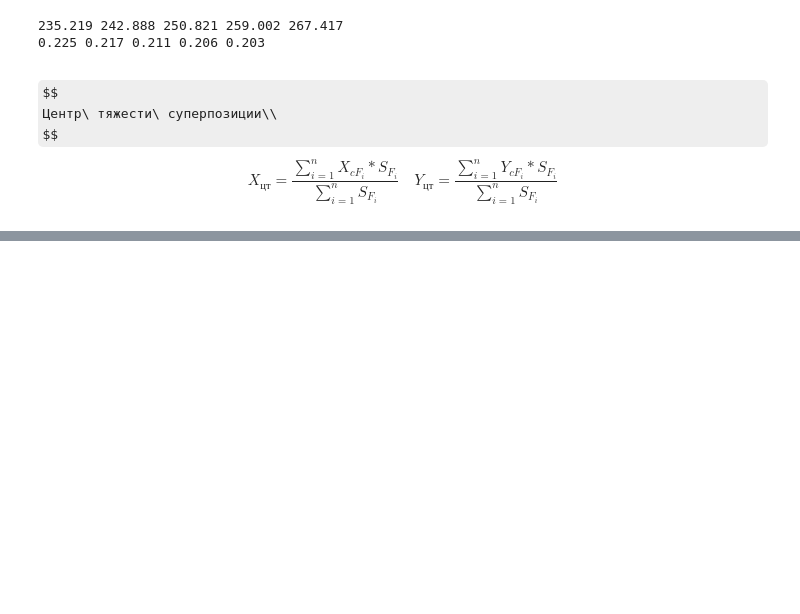
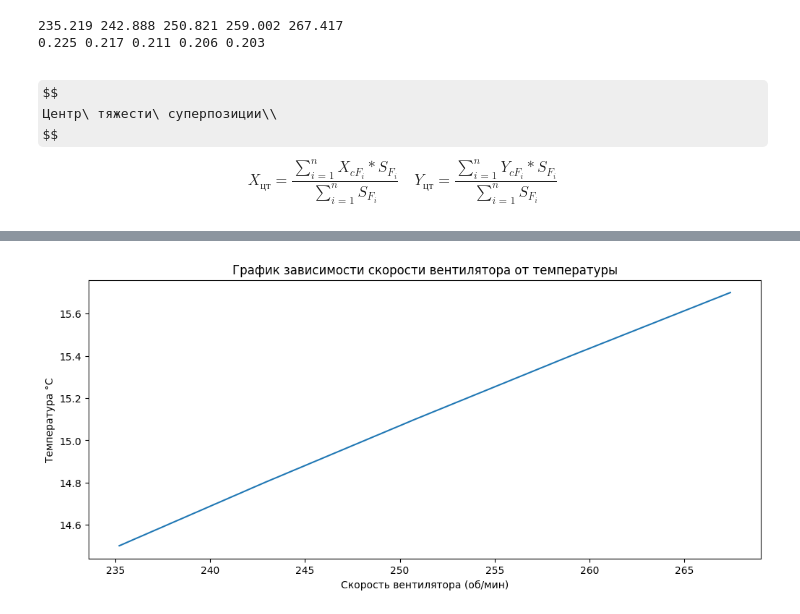
Before and after one commit to Nikiroiduk/AI-Basics, a Jupyter notebook: Lab2_FuzzyOutputInControlSystems/Lab2.ipynb, the cells around one changed output, grey strips where cells are left out. Cells and saved outputs as stored; diff of their text form; code cells hidden in the pictures; some formulas as TeX source; blank space fills up the shorter version.

```diff
--- a/Lab2_FuzzyOutputInControlSystems/Lab2.ipynb
+++ b/Lab2_FuzzyOutputInControlSystems/Lab2.ipynb
@@ -271,0 +273,8 @@ for i, polygon in enumerate(polygons):
+# %%
+plt.plot(CX, temps)
+plt.title('График зависимости скорости вентилятора от температуры')
+plt.xlabel('Скорость вентилятора (об/мин)')
+plt.ylabel('Температура °C')
+plt.show()
+# %% [output]
+[figure, added]
```
Also changed, not shown: parts of 1 cell of this notebook, 2 other files.
